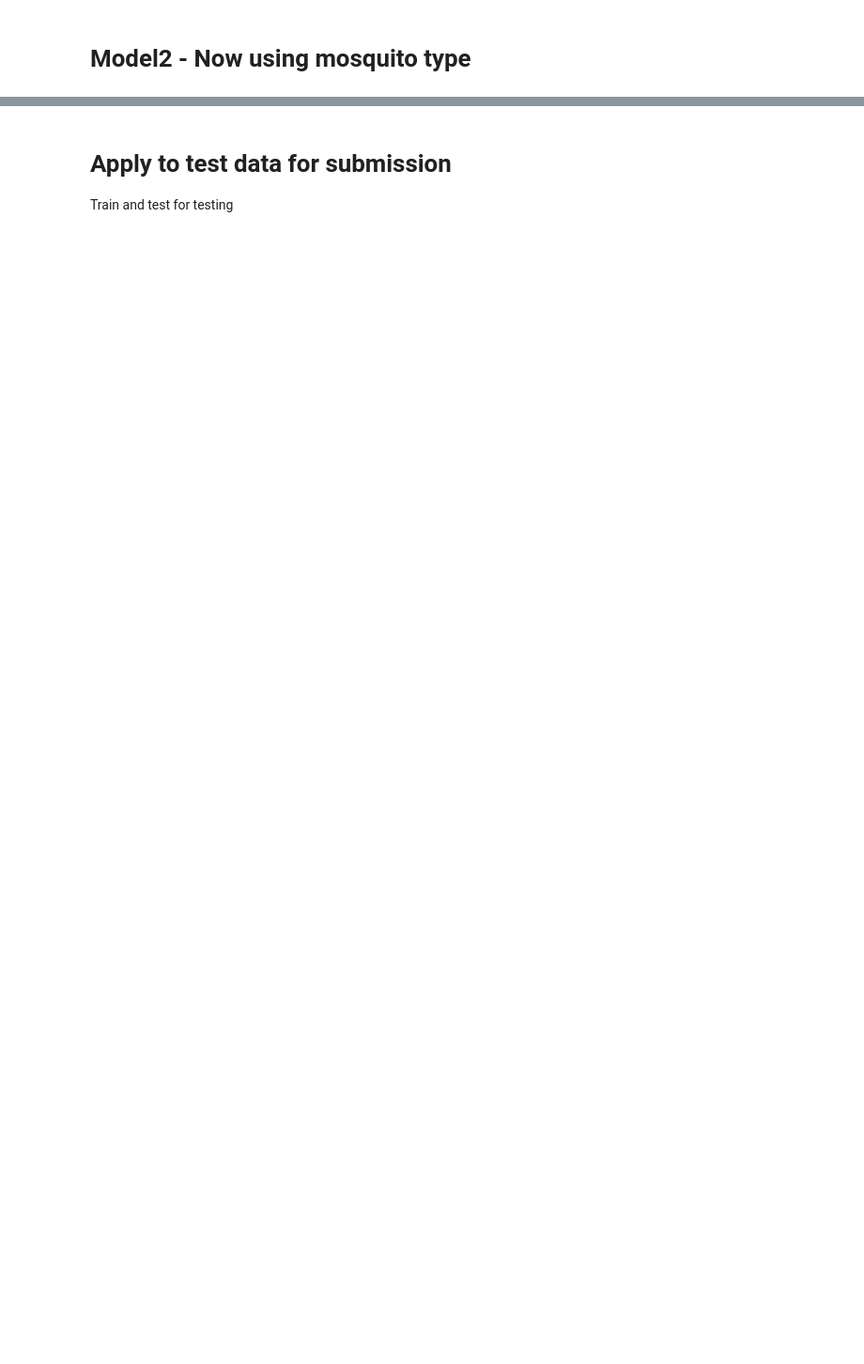
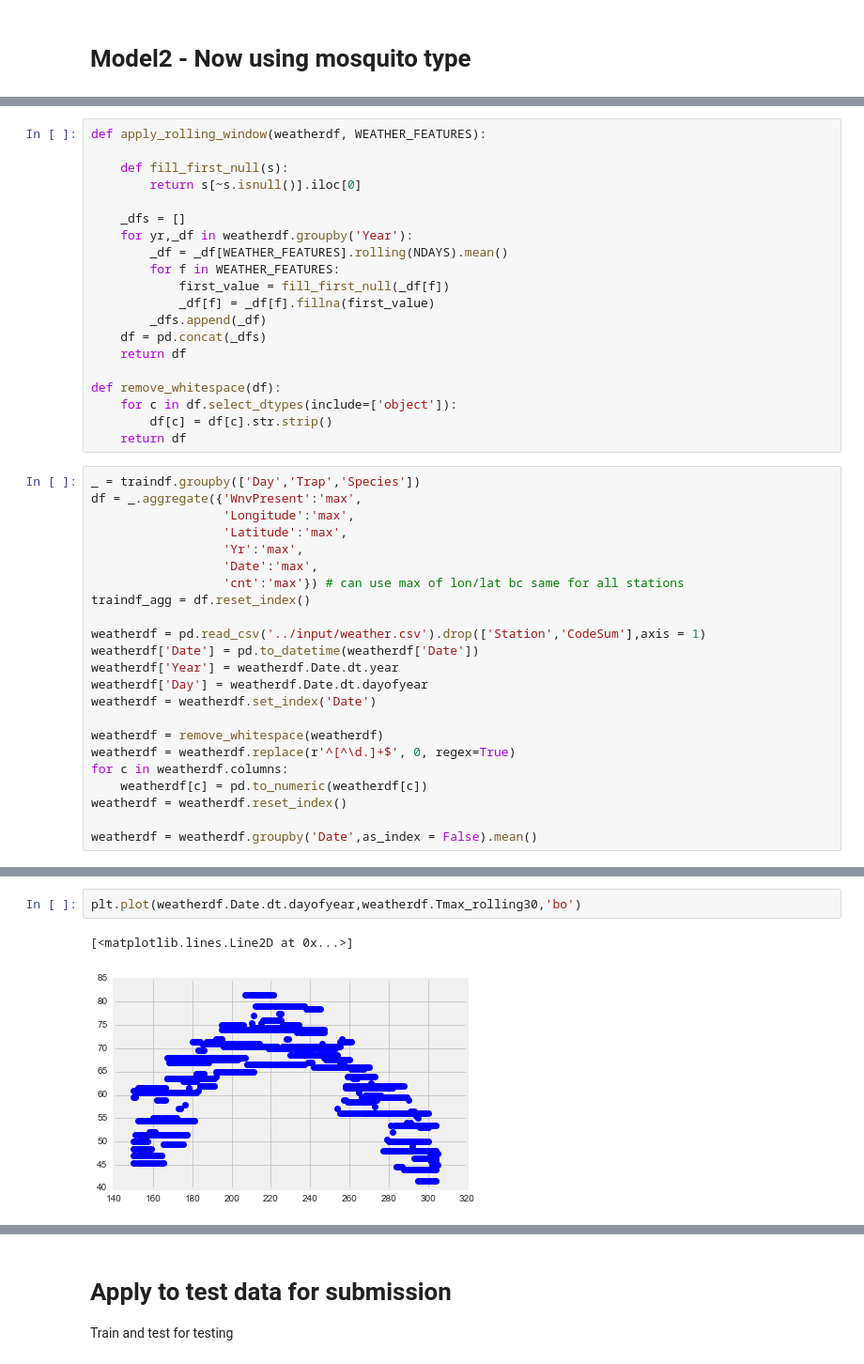
Before and after one commit to scottcode/west-nile-virus-prediction, a Jupyter notebook: src/01_data_exploration.ipynb, the cells around one changed output, grey strips where cells are left out. Shown at 94% size. Drawn from its saved outputs; the diff is of its cells as text; blank space fills up the shorter version.

```diff
--- a/src/01_data_exploration.ipynb
+++ b/src/01_data_exploration.ipynb
@@ -269,0 +278,43 @@ AUC: 0.705361859482
+# %%
+def apply_rolling_window(weatherdf, WEATHER_FEATURES):
+
+    def fill_first_null(s):
+        return s[~s.isnull()].iloc[0]
+
+    _dfs = []
+    for yr,_df in weatherdf.groupby('Year'):
+        _df = _df[WEATHER_FEATURES].rolling(NDAYS).mean()
+        for f in WEATHER_FEATURES:
+            first_value = fill_first_null(_df[f])
+            _df[f] = _df[f].fillna(first_value)
+        _dfs.append(_df)
+    df = pd.concat(_dfs)
+    return df
+
+def remove_whitespace(df):
+    for c in df.select_dtypes(include=['object']):
+        df[c] = df[c].str.strip()
+    return df
+# %%
+_ = traindf.groupby(['Day','Trap','Species'])
+df = _.aggregate({'WnvPresent':'max',
+                  'Longitude':'max',
+                  'Latitude':'max',
+                  'Yr':'max',
+                  'Date':'max',
+                  'cnt':'max'}) # can use max of lon/lat bc same for all stations
+traindf_agg = df.reset_index()
+
+weatherdf = pd.read_csv('../input/weather.csv').drop(['Station','CodeSum'],axis = 1)
+weatherdf['Date'] = pd.to_datetime(weatherdf['Date'])
+weatherdf['Year'] = weatherdf.Date.dt.year
+weatherdf['Day'] = weatherdf.Date.dt.dayofyear
+weatherdf = weatherdf.set_index('Date')
+
+weatherdf = remove_whitespace(weatherdf)
+weatherdf = weatherdf.replace(r'^[^\d.]+$', 0, regex=True)
+for c in weatherdf.columns:
+    weatherdf[c] = pd.to_numeric(weatherdf[c])
+weatherdf = weatherdf.reset_index()
+
+weatherdf = weatherdf.groupby('Date',as_index = False).mean()
@@ -269,0 +396,5 @@ AUC: 0.705361859482
+# %%
+plt.plot(weatherdf.Date.dt.dayofyear,weatherdf.Tmax_rolling30,'bo')
+# %% [output]
+[<matplotlib.lines.Line2D at 0x...>]
+[figure, added]
```
Also changed, not shown: parts of 39 cells of this notebook, 10 other files.
